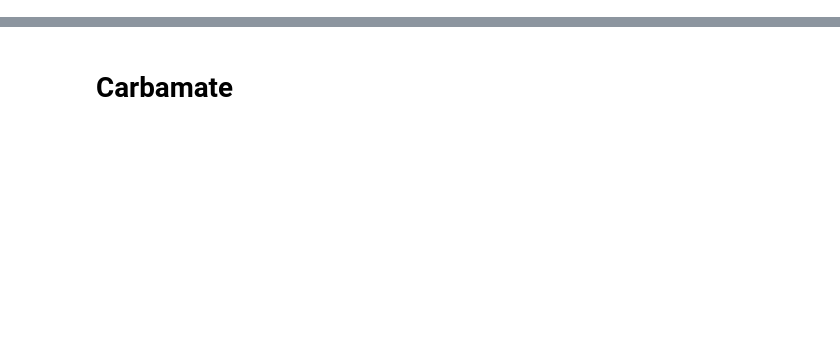
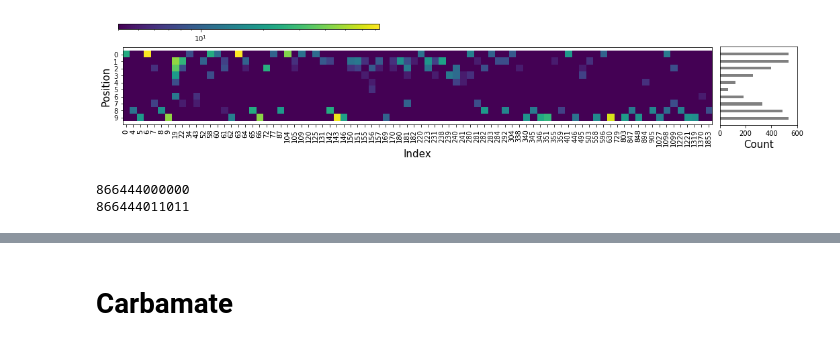
Before and after one commit to ghutchis/molecular-entropies, a Jupyter notebook: notebook/Foldability.ipynb, the cells around one changed output, grey strips where cells are left out. Saved outputs shown, nothing was run; the diff lists cells and outputs as text; code cells hidden in the pictures; blank space fills up the shorter version.

```diff
--- a/notebook/Foldability.ipynb
+++ b/notebook/Foldability.ipynb
@@ -7,0 +43,67 @@ import seaborn as sns
+# %%
+def GetJunctionMatrix(dataframe, receptor):
+    subgroup = dataframe.groupby("Receptor").get_group(receptor)
+    matrix = np.zeros([len(frag),10])
+    for row in subgroup.iterrows():
+        pathsize = len(eval(row[1][1]))
+        if pathsize<=10:
+            K = pathsize/2 if pathsize%2==0 else (pathsize+1)/2
+            for i,x in enumerate(eval(row[1][1])):
+                if i<K:
+                    r = frag.index(x)
+                    c = i
+                    matrix[r,c]+=1
+                else:
+                    r = frag.index(x)
+                    c = 10-(pathsize-i)
+                    matrix[r,c]+=1
+    return matrix
+# %%
+# Carbonyl (Carbon in a ring)
+type_0_mat = GetJunctionMatrix(hbonddata,0)
+# We select frequently observed features only (not showing the full matrix)
+type_0_mat_submatrix = type_0_mat[type_0_mat.sum(axis=1)>=9]
+
+fig = plt.figure(figsize=(18,2.15))
+gs = gridspec.GridSpec(nrows=1, ncols=8, wspace=0.1, hspace=0.1)
+ax0_joint = fig.add_subplot(gs[0,0:7])
+ax0_marg_x = fig.add_subplot(gs[0,7],sharey=ax0_joint)
+hm = ax0_joint.imshow(np.transpose(type_0_mat_submatrix+1), interpolation="nearest",norm=LogNorm(vmin=4, vmax=np.max(type_0_mat_submatrix)))
+cbaxes = fig.add_axes([0.12, 1.05,0.3,0.05])
+cb = plt.colorbar(hm, cax = cbaxes,orientation="horizontal")
+ax0_joint.set_xticks(np.arange(0,type_0_mat_submatrix.shape[0]))
+ax0_joint.set_xticklabels(np.where(type_0_mat.sum(axis=1)>=9)[0],fontsize=10,rotation=90)
+ax0_joint.set_yticks(np.arange(10))
+ax0_marg_x.get_yaxis().set_visible(False)
+ax0_marg_x.barh(list(range(10)),type_0_mat.sum(axis=0),height=0.4, color="grey")
+ax0_marg_x.set_xticks(np.arange(0,601,200))
+ax0_marg_x.set_xlabel("Count",size=15)
+ax0_joint.set_xlabel("Index", fontsize=15)
+ax0_joint.set_ylabel("Position",size=15)
+plt.show()
+# %% [output]
+[figure, added]
+# %%
+# frequently observed features at position 0, example 6
+print(frag[6])
+# 866 indicate oxygen-carbon-carbon
+# 444 indicate sp3-sp3-sp3
+# 000 indicate not-in-ring*3
+# 000 indicate not-in-ring*3
+
+print(frag[63])
+# 866 indicate oxygen-carbon-carbon
+# 444 indicate sp3-sp3-sp3
+# 011 indicate not-in-ring, in ring number 1, in ring number 1.
+# 011 indicate not-in-ring, ring-membership 1, ring membership 1
+
+# ring number is the number of URF  that have been explored
+# URF 1 = 0,1,2,3,4,5   URF 2 = 6,7,8,9,4,5
+# for example fused ring c1cccc2c1cccc2,  the path [3,4,9]
+# atoms 3 and 4 can be found in URF 1 and atom 9 is only in URF2  --> 112
+
+# ring-membership is the number of URFS containing the atoms of interest.
+# For example fused ring c1cccc2c1cccc2.  The ring membership of fused ring atoms [atom 4,5] are 2, otherwise 1.
+# %% [output]
+866444000000
+866444011011
```
Also changed, not shown: parts of 58 cells of this notebook, 2 other files.
